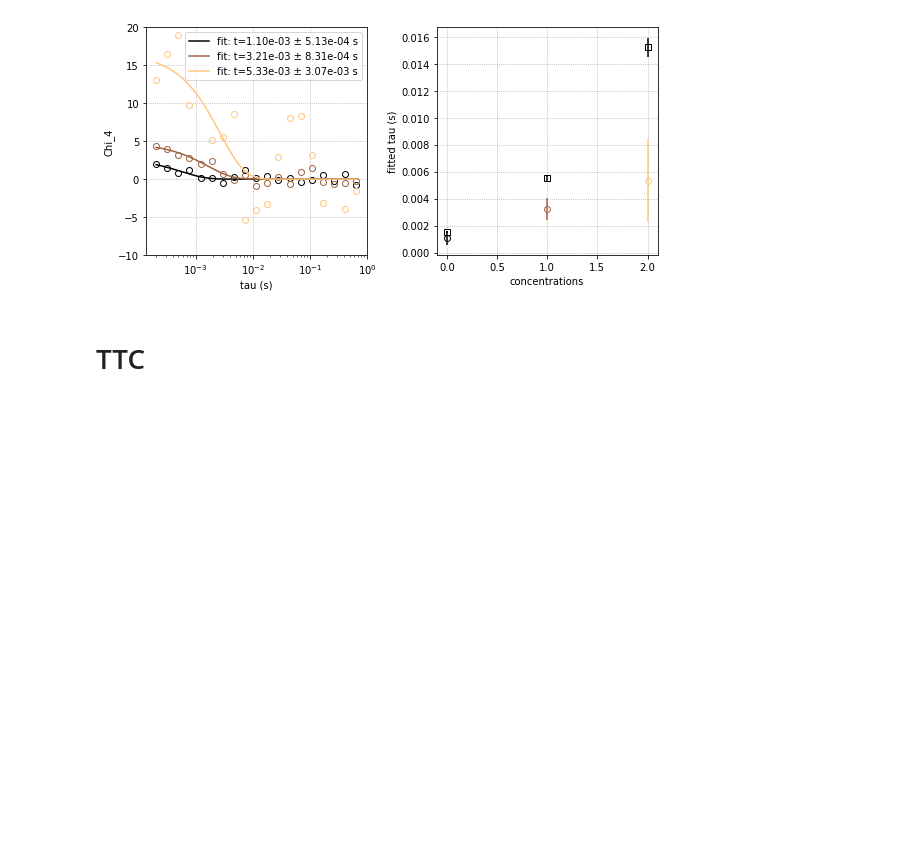
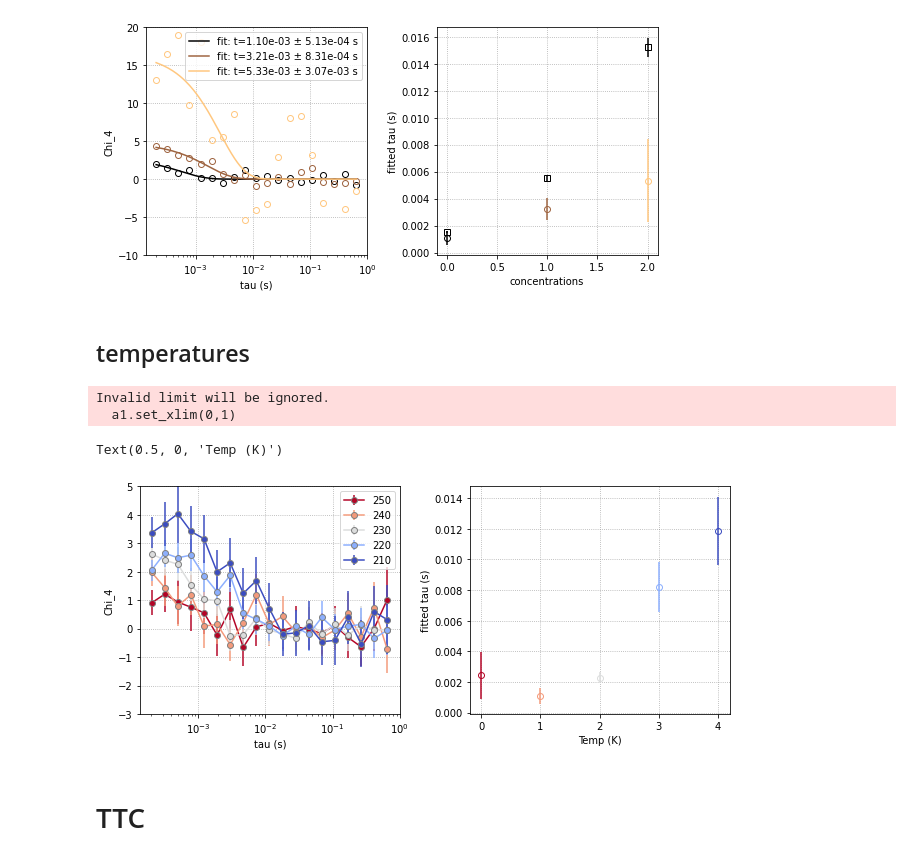
Before and after one commit to maddalenabin/id10-ferritin-2022, a Jupyter notebook: 01-notebooks/07-chi4.ipynb, the cells around one changed output. Saved outputs shown, nothing was run; the diff lists cells and outputs as text; code cells hidden in the pictures; blank space fills up the shorter version.

```diff
--- a/01-notebooks/07-chi4.ipynb
+++ b/01-notebooks/07-chi4.ipynb
@@ -317,5 +344,50 @@ Invalid limit will be ignored.
   a1.set_xlim(0,1)
 Text(0.5, 0, 'concentrations')
 [figure]
+# %% [markdown]
+## temperatures
+# %%
+ts = [250,240,230,220,210]
+times_c1, chis_c1, dchis_c1 = [], [], []
+
+for t in ts:
+    f = np.load(f'../03-source/chi4_c1_{t}K.npz')
+    chis_c1.append(f['chi4'])
+    dchis_c1.append(f['dchi4'])
+    times_c1.append(f['time'])
+# %%
+f, (a1,a2) = plt.subplots(1,2, figsize=(9,4), tight_layout=True)
+col = plt.cm.coolwarm_r(np.linspace(0,1,len(ts)))
+
+# taus_g2 = [1.54e-3, 5.5e-3, 15.23e-3]
+# dtaus_g2 = [0.07e-3, 0.2e-3, 0.7e-3]
+
+for i in range(len(ts)):
+    b = np.mean(chis_c1[i][-7:])
+    # a1.errorbar(times_c1[i], chis_c1[i]-b, dchis_c1[i],  marker='o', mfc='none', ls='', c=col[i], label=f'{ts[i]}')
+    # a1.errorbar(times_c1[i], chis_c1[i]-b, dchis_c1[i],  marker='o', ls='', c=col[i], label=f'{ts[i]}')
+    a1.errorbar(times_c1[i], chis_c1[i]-b, dchis_c1[i],  marker='o', mec='gray', ls='-', c=col[i], label=f'{ts[i]}')
+
+    popt,xc,curve,perr = fit(exponential, times_c1[i], chis_c1[i]-b, sigma=dchis_c1[i], p0=[2,8e-3], bounds=[(0,0),(np.infty,np.infty)])
+    # a1.plot(xc, curve, ls='-', c=col[i])#, label=f'fit: t={popt[1]:.2e} ± {perr[1]:.2e} s')
+
+    a2.errorbar(i, popt[1], perr[1], ls='', marker='o', c=col[i], mfc='none')
+    # a2.errorbar(i, taus_g2[i], dtaus_g2[i], ls='', c='k', marker='s', mfc='none')
+
+a1.grid(ls=':', c='gray', alpha=0.7)
+a1.set_xlabel('tau (s)')
+a1.set_ylabel('Chi_4')
+a1.set_xscale('log')
+a1.legend()
+a1.set_ylim(-3,5)
+a1.set_xlim(0,1)
+
+a2.set_ylabel('fitted tau (s)')
+a2.set_xlabel('Temp (K)')
+# %% [output]
+Invalid limit will be ignored.
+  a1.set_xlim(0,1)
+Text(0.5, 0, 'Temp (K)')
+[figure, added]
 # %% [markdown]
 # TTC
```
Also changed, not shown: parts of 16 cells of this notebook, 1 other file.
